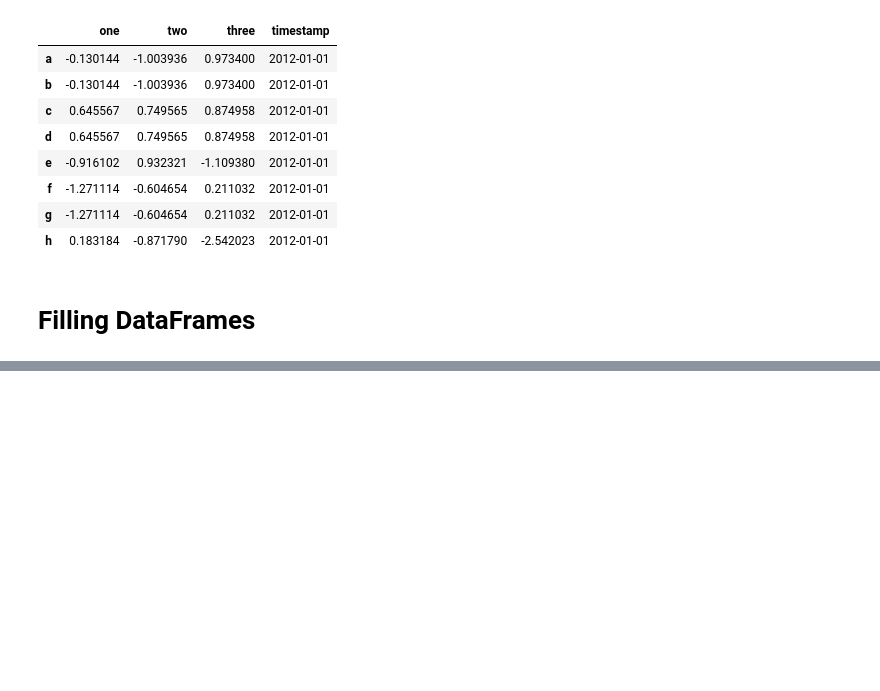
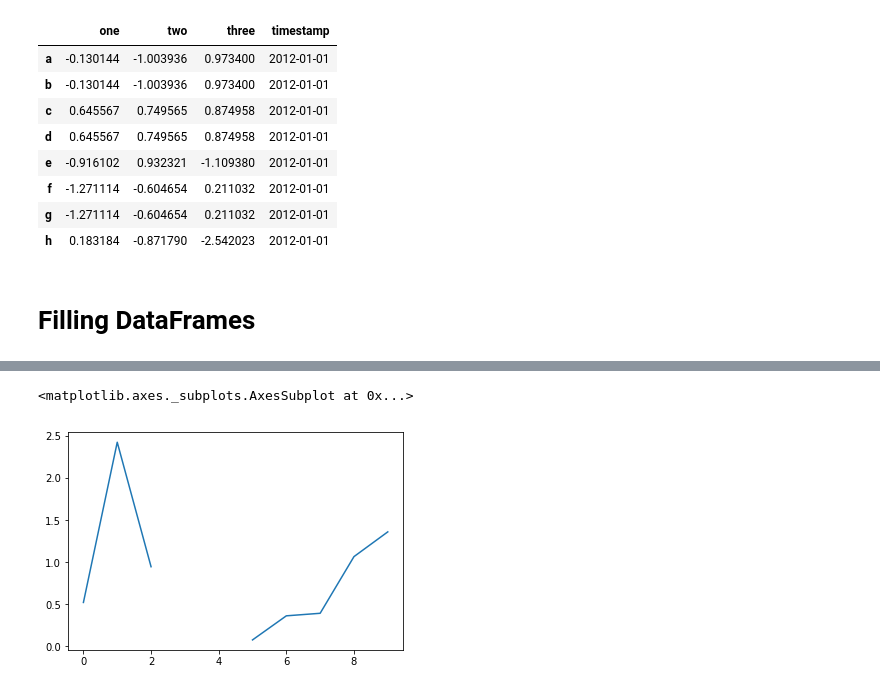
Before and after one commit to philipsales/pandas-jupterlab, a Jupyter notebook: DataStructures/MissingData.ipynb, the cells around one changed output, grey strips where cells are left out. Saved outputs shown, nothing was run; the diff lists cells and outputs as text; code cells hidden in the pictures; blank space fills up the shorter version.

```diff
--- a/DataStructures/MissingData.ipynb
+++ b/DataStructures/MissingData.ipynb
@@ -248,0 +249,5 @@ dff
+# %%
+dff.iloc[3:5,0] = np.nan
+dff.iloc[4:6,1] = np.nan
+dff.iloc[5:8,2] = np.nan
+dff
@@ -248,0 +310,3 @@ dff
+# %%
+dpdf = dff.copy()
+dpdf
@@ -248,0 +357,5 @@ dff
+# %%
+dpdf.A.plot()
+# %% [output]
+<matplotlib.axes._subplots.AxesSubplot at 0x...>
+[figure, added]
```
Also changed, not shown: parts of 34 cells of this notebook, 3 other files.
